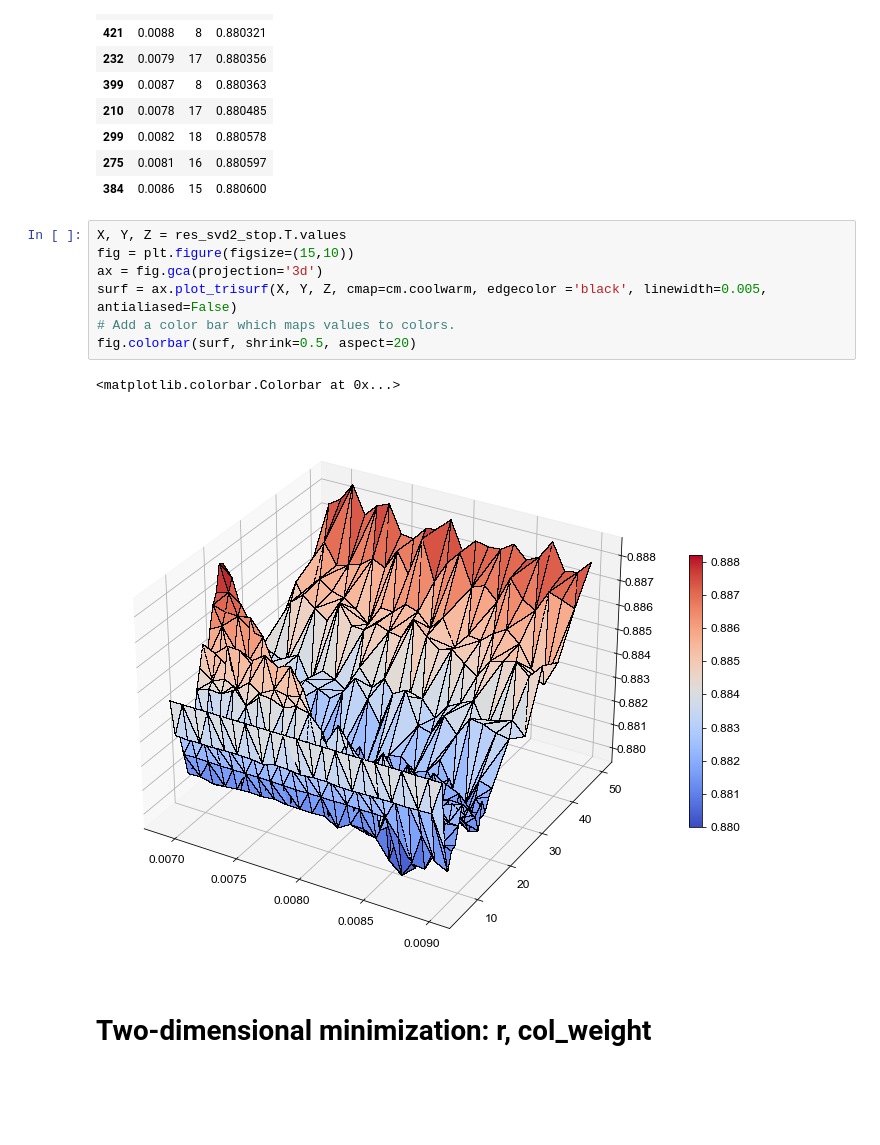
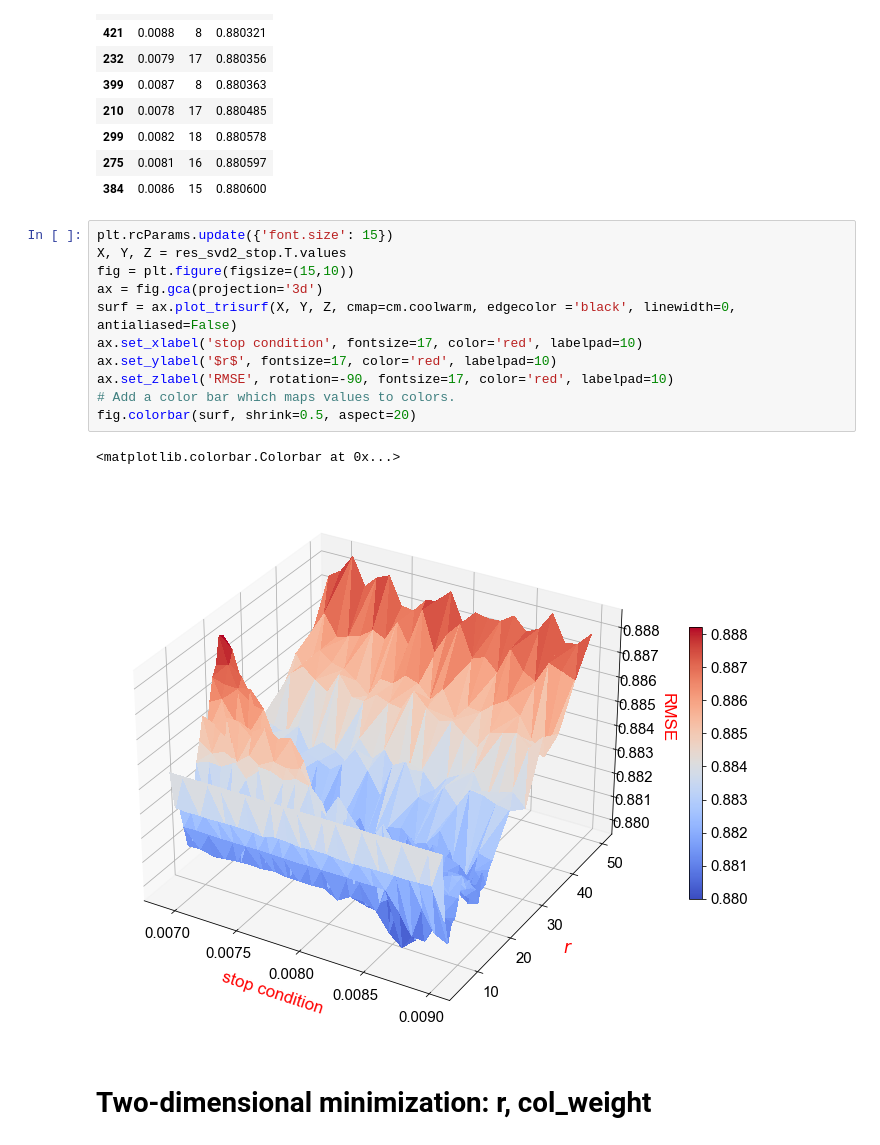
Before and after one commit to dmika1234/MoCaDR_proj1, a Jupyter notebook: src/presenting_results.ipynb, the cells around one changed output. Cells and saved outputs as stored; diff of their text form; blank space fills up the shorter version.

Commit message:
computing results for sgd and correcting plots

```diff
--- a/src/presenting_results.ipynb
+++ b/src/presenting_results.ipynb
@@ -119,15 +135,19 @@ res_svd2_stop.loc[res_svd2_stop.apply(lambda x: pd.Series(x.nsmallest(n).index))
 | 275 | 0.0081 | 16 | 0.880597 |
 | 384 | 0.0086 | 15 | 0.880600 |
 # %%
+plt.rcParams.update({'font.size': 15})
 X, Y, Z = res_svd2_stop.T.values
 fig = plt.figure(figsize=(15,10))
 ax = fig.gca(projection='3d')
-surf = ax.plot_trisurf(X, Y, Z, cmap=cm.coolwarm, edgecolor ='black', linewidth=0.005, antialiased=False)
+surf = ax.plot_trisurf(X, Y, Z, cmap=cm.coolwarm, edgecolor ='black', linewidth=0, antialiased=False)
+ax.set_xlabel('stop condition', fontsize=17, color='red', labelpad=10)
+ax.set_ylabel('$r$', fontsize=17, color='red', labelpad=10)
+ax.set_zlabel('RMSE', rotation=-90, fontsize=17, color='red', labelpad=10)
 # Add a color bar which maps values to colors.
 fig.colorbar(surf, shrink=0.5, aspect=20)
 # %% [output]
 <matplotlib.colorbar.Colorbar at 0x...>
-[figure, old version]
+[figure, new version]
 # %% [markdown]
 # Two-dimensional minimization: r, col_weight
 # %%
```
Also changed, not shown: parts of 13 cells of this notebook, 10 other files.
